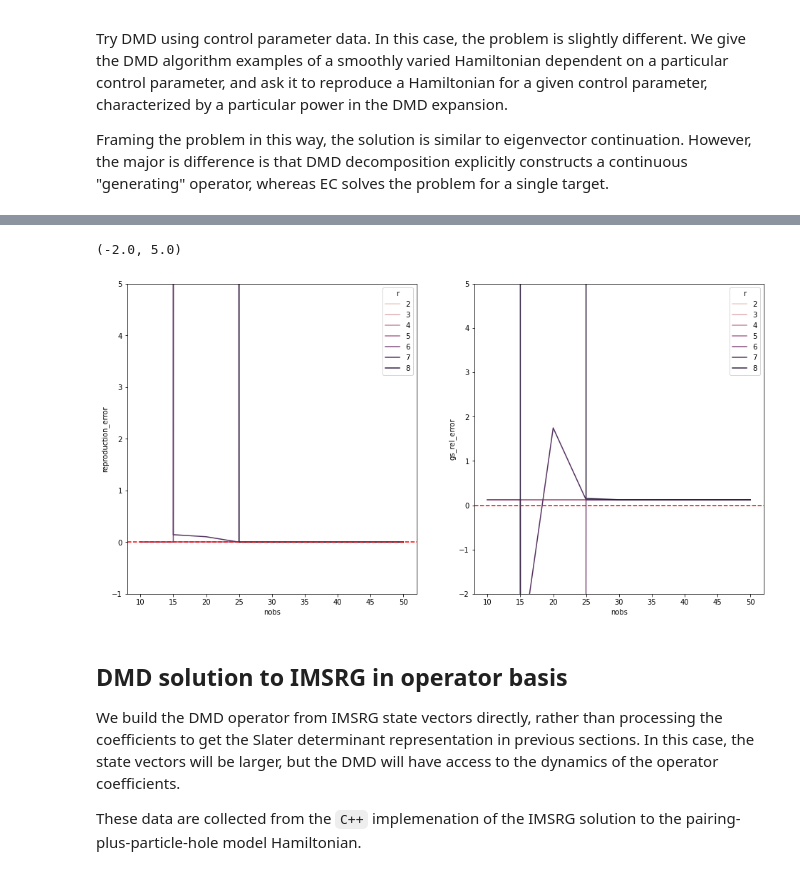
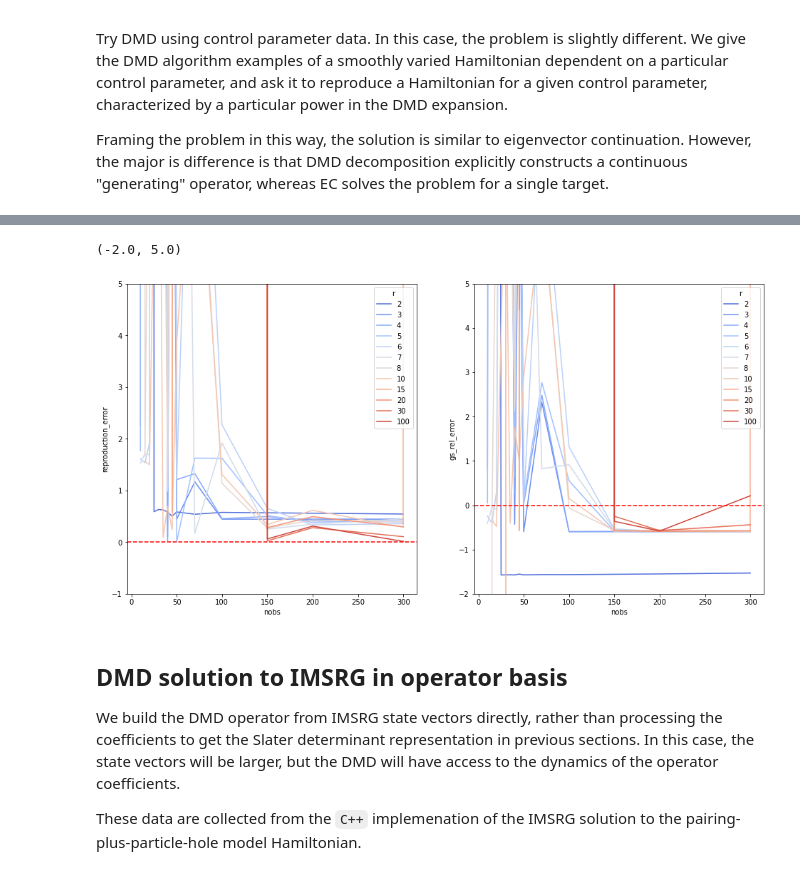
Before and after one commit to davis9ja/dmd_study_notebook, a Jupyter notebook: dmd_ec_comparison.ipynb, the cells around one changed output, grey strips where cells are left out. Drawn from its saved outputs; the diff is of its cells as text; code cells hidden in the pictures.

```diff
--- a/dmd_ec_comparison.ipynb
+++ b/dmd_ec_comparison.ipynb
@@ -58,10 +58,17 @@ def dmd(X, Xp, exact=True, r=3, k=10, as_matrix=False, randomize=False, n_compon
     # SVD on the X matrix (flow data)
     if not randomize:
         U,s,Vh = la.svd(X, full_matrices=False)
+        print("U shape ", U.shape)
         s = s[0:r]
         U = U[:,0:r]
         Vh = Vh[0:r,:]
         sigma = np.diag(s)
+        print("s")
+        print(s)
+        print("U first 10")
+        print(U[0:10, :])
+        print("Vh")
+        print(Vh[:, :])
     else:
         print("trying randomized SVD")
         U,s,Vh = randomized_svd(X, n_components, n_oversamples=2*X.shape[1]-n_components)
@@ -72,9 +79,17 @@ def dmd(X, Xp, exact=True, r=3, k=10, as_matrix=False, randomize=False, n_compon
     if exact:
         A = Xp@la.pinv(X)
     else:
-        # A = U.conj().T@Xp@Vh.conj().T@la.inv(sigma)
-        A = np.linalg.multi_dot([U.conj().T, Xp, Vh.conj().T])*np.reciprocal(s)
+        A_1 = U.conj().T@Xp
+        A_2 = A_1@Vh.conj().T@la.inv(sigma)
+        A = U.conj().T@Xp@Vh.conj().T@la.inv(sigma)
+        # A = np.linalg.multi_dot([U.conj().T, Xp, Vh.conj().T])*np.reciprocal(s)
         print(A.shape)
+        print("A_1")
+        print((A_1))
+        print("A_2")
+        print(A_2)
+        print("A")
+        print(A)
 
     # DMD eigenvectors/eigenvalues
     if exact:
@@ -108,7 +123,7 @@ def dmd(X, Xp, exact=True, r=3, k=10, as_matrix=False, randomize=False, n_compon
 
 
     # b = la.pinv(phi)@H0
-    b = np.linalg.lstsq(phi, H0, rcond=None)[0]
+    b = la.lstsq(phi, H0, lapack_driver='gelsd')[0]
 
     print("b ", b.shape)
     Hs = phi@np.linalg.matrix_power(np.diag(w),k-1)@b
@@ -357,9 +378,9 @@ Try DMD using control parameter data. In this case, the problem is slightly diff
 Framing the problem in this way, the solution is similar to eigenvector continuation. However, the major is difference is that DMD decomposition explicitly constructs a continuous "generating" operator, whereas EC solves the problem for a single target.
 # %%
 # Get new cp data that keeps full matrix.
-grange = np.linspace(-2.0, 2.0, num=100)
-# brange = np.linspace(-2.0, 2.0, num=30)
-brange=[0.0]
+grange = np.linspace(-2.0, 2.0, num=25)
+brange = np.linspace(-2.0, 2.0, num=25)
+# brange=[0.0]
 cp_dmd_data = generate_cp_data(4,4, grange, brange, keep_mat=True)
 # %%
 import itertools
@@ -372,16 +393,17 @@ print(serial_params)
 print("CONTROL PARAM DATA SHAPE = {}".format(cp_dmd_data.shape))
 
 df_list = []
-for nobs in [10,15,20,25,30,35,40,45,50]:#,70,100,150,200]:
-    for r in [2,3,4,5,6,7,8]:#,10,15,20]:
+r_list = [2,3,4,5,6,7,8,10,15,20,30,100]
+for nobs in [10,15,20,25,30,35,40,45,50,70,100,150,200,300]:
+    for r in r_list:
         nobs = nobs
         X = cp_dmd_data[:, 0:nobs]
         Xp = cp_dmd_data[:, 1:nobs+1]
 
-        i=75
+        i=624
         H0 = np.reshape(cp_dmd_data[:,0], (36,36))
         Hf = np.reshape(cp_dmd_data[:,i], (36,36))
-        Hs = dmd(X, Xp, exact=False, r=r, k=i)
+        Hs = dmd(X, Xp, exact=False, randomize=True, n_components=r, k=i)
         Hs = np.real(np.reshape(Hs, (36,36)))
 
         # fig,axes = plt.subplots(figsize=(10,10), ncols=2,nrows=2)
@@ -450,14 +506,14 @@ Ground state relative error = 0.12388
 # %%
 fig,axes = plt.subplots(figsize=(16,8),ncols=2)
-sns.lineplot(x="nobs",y="reproduction_error",hue="r", data=full_df, ax=axes[0])
-sns.lineplot(x="nobs",y="gs_rel_error",hue="r", data=full_df,ax=axes[1])
+sns.lineplot(x="nobs",y="reproduction_error",hue="r", data=full_df, palette=sns.color_palette("coolwarm", len(r_list)), ax=axes[0])
+sns.lineplot(x="nobs",y="gs_rel_error",hue="r", data=full_df, palette=sns.color_palette("coolwarm", len(r_list)), ax=axes[1])
 axes[0].axhline(0.0, color="red", linestyle="--")
 axes[1].axhline(0.0, color="red", linestyle="--")
 axes[0].set_ylim(ymin=-1,ymax=5)
 axes[1].set_ylim(ymin=-2,ymax=5)
 # %% [output]
 (-2.0, 5.0)
-[figure, old version]
+[figure, new version]
 # %% [markdown]
 ## DMD solution to IMSRG in operator basis
 
```
Also changed, not shown: parts of 35 cells of this notebook.
